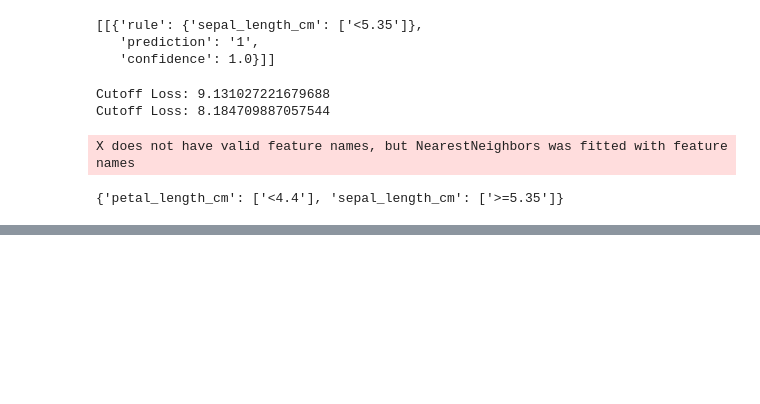
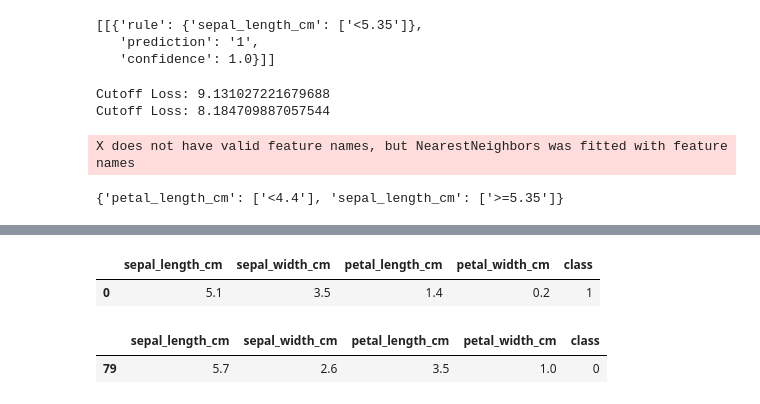
Before and after one commit to sbobek/xai-evaluation-classes, a Jupyter notebook: iris_autoencoder_fin.ipynb, the cells around one changed output, grey strips where cells are left out. Saved outputs shown, nothing was run; the diff lists cells and outputs as text; code cells hidden in the pictures; blank space fills up the shorter version.

```diff
--- a/iris_autoencoder_fin.ipynb
+++ b/iris_autoencoder_fin.ipynb
@@ -546,7 +556,10 @@ X does not have valid feature names, but NearestNeighbors was fitted with featur
 i2edf = pd.DataFrame(i2e, columns=X_train_lux.columns)
 lux_cf_nearest = lux_cf['counterfactual'].to_frame().T
 lux_cf_nearest['class'] = model_classifier.predict(lux_cf_nearest)
+lux_cf_nearest['class'] = lux_cf_nearest['class'].apply(lambda x: int(x))
+
 i2edf['class'] = model_classifier.predict(i2edf)
+i2edf['class'] = i2edf['class'].apply(lambda x: int(x))
 
 lux_obj.uid3.tree.save_dot('tree-pure.dot', fmt='.2f')
 graphviz.Source.from_file('tree-pure.dot')
@@ -554,4 +567,14 @@ graphviz.Source.from_file('tree-pure.dot')
 Cutoff Loss: 1.3922361135482788
 Cutoff Loss: 17.90543556213379
 [drawing not drawn]
+# %%
+i2edf
+# %% [output]
+|  | sepal_length_cm | sepal_width_cm | petal_length_cm | petal_width_cm | class |
+| 0 | 5.1 | 3.5 | 1.4 | 0.2 | 1 |
+# %%
+lux_cf_nearest
+# %% [output]
+|  | sepal_length_cm | sepal_width_cm | petal_length_cm | petal_width_cm | class |
+| 79 | 5.7 | 2.6 | 3.5 | 1.0 | 0 |
 # %%
```
Also changed, not shown: parts of 4 cells of this notebook.
